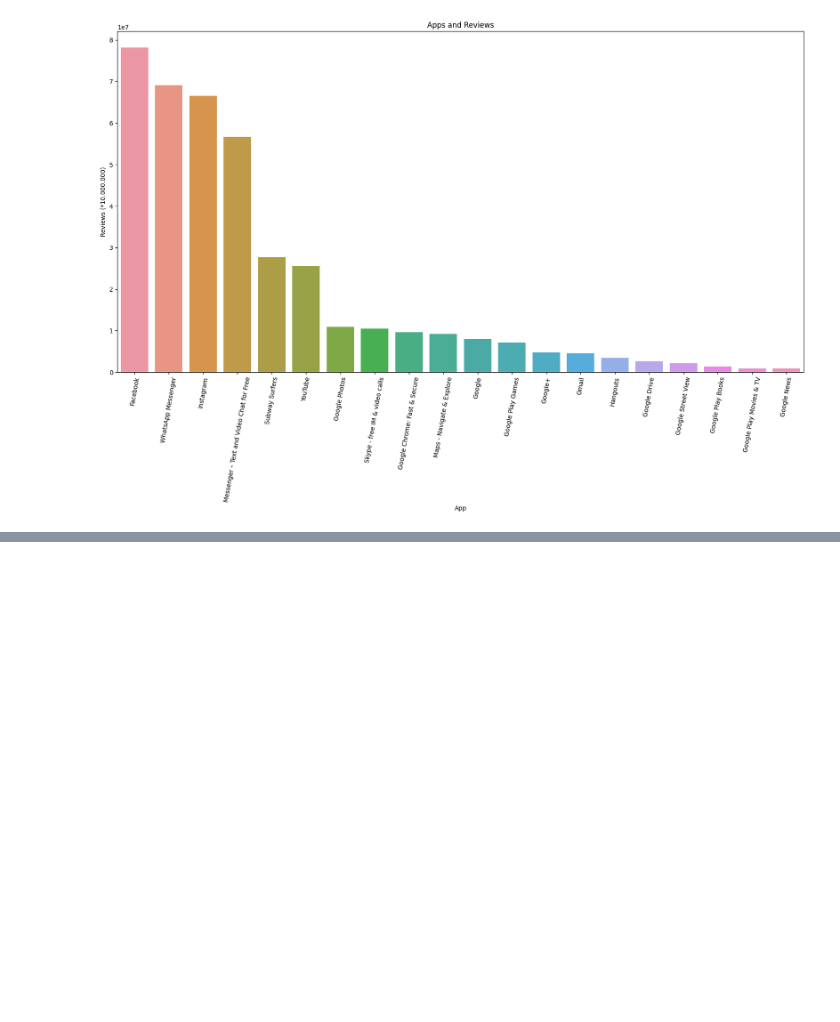
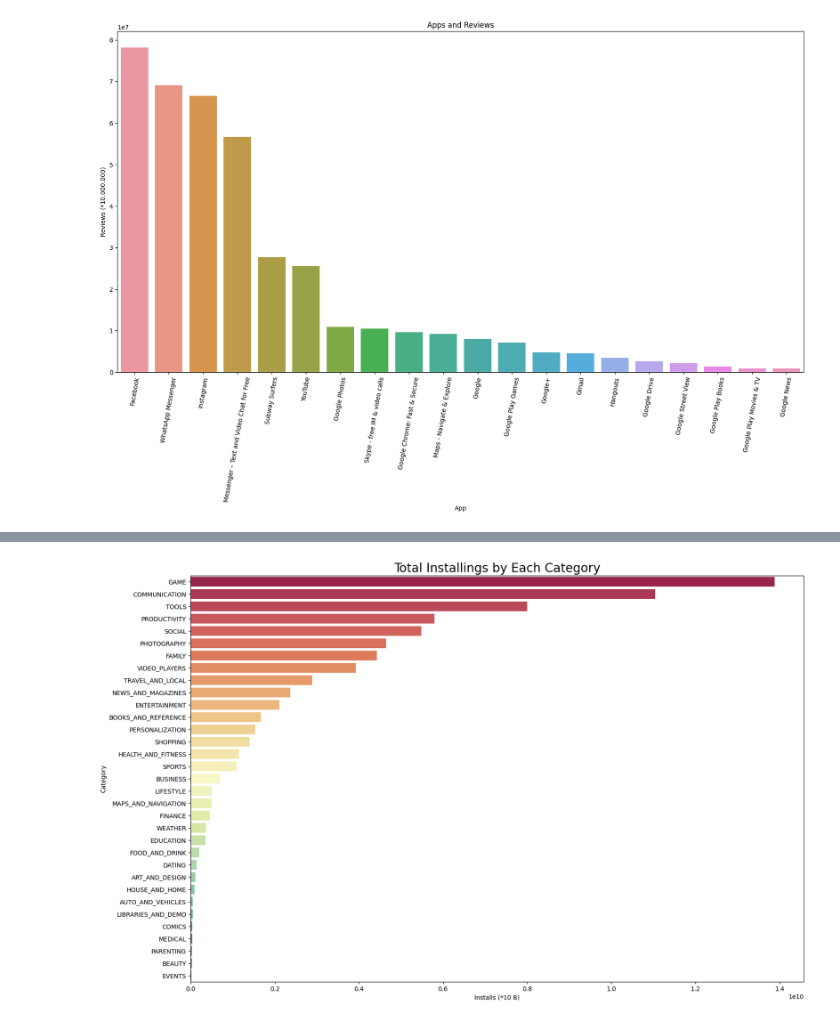
Before and after one commit to CKORKMAZZ/Team_Project_Develhope, a Jupyter notebook: data_cleaning/code.ipynb, the cells around one changed output, grey strips where cells are left out. Drawn from its saved outputs; the diff is of its cells as text; code cells hidden in the pictures; blank space fills up the shorter version.

```diff
--- a/data_cleaning/code.ipynb
+++ b/data_cleaning/code.ipynb
@@ -301,0 +325,20 @@ plt.show()
+# %%
+# 2- Plot a bar chart for categories with the total number of installing numbers in each category
+
+highest_Installs_df = df.groupby('Category')[['Installs']].sum().sort_values(by='Installs', ascending=False)
+
+x = []
+y = []
+
+for i in range(len(highest_Installs_df)):
+    x.append(highest_Installs_df.Installs[i])
+    y.append(highest_Installs_df.index[i])
+
+plt.figure(figsize=(18,12))
+
+plt.xlabel("Installs (*10 B)")
+plt.ylabel("Category")
+graph = sns.barplot(x = x, y = y, palette = "Spectral")
+graph.set_title("Total Installings by Each Category", fontsize = 20);
+# %% [output]
+[figure, added]
```
Also changed, not shown: parts of 2 cells of this notebook.
